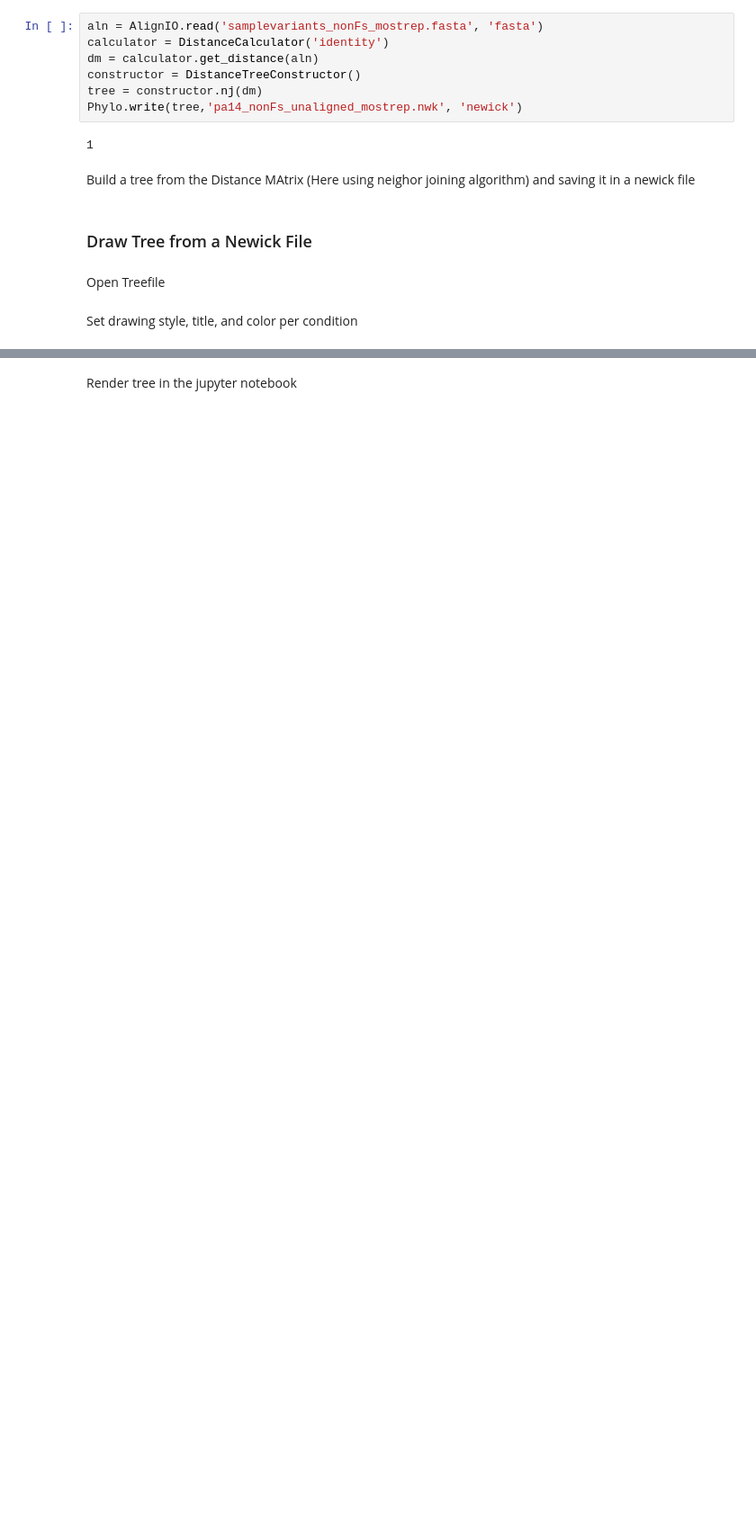
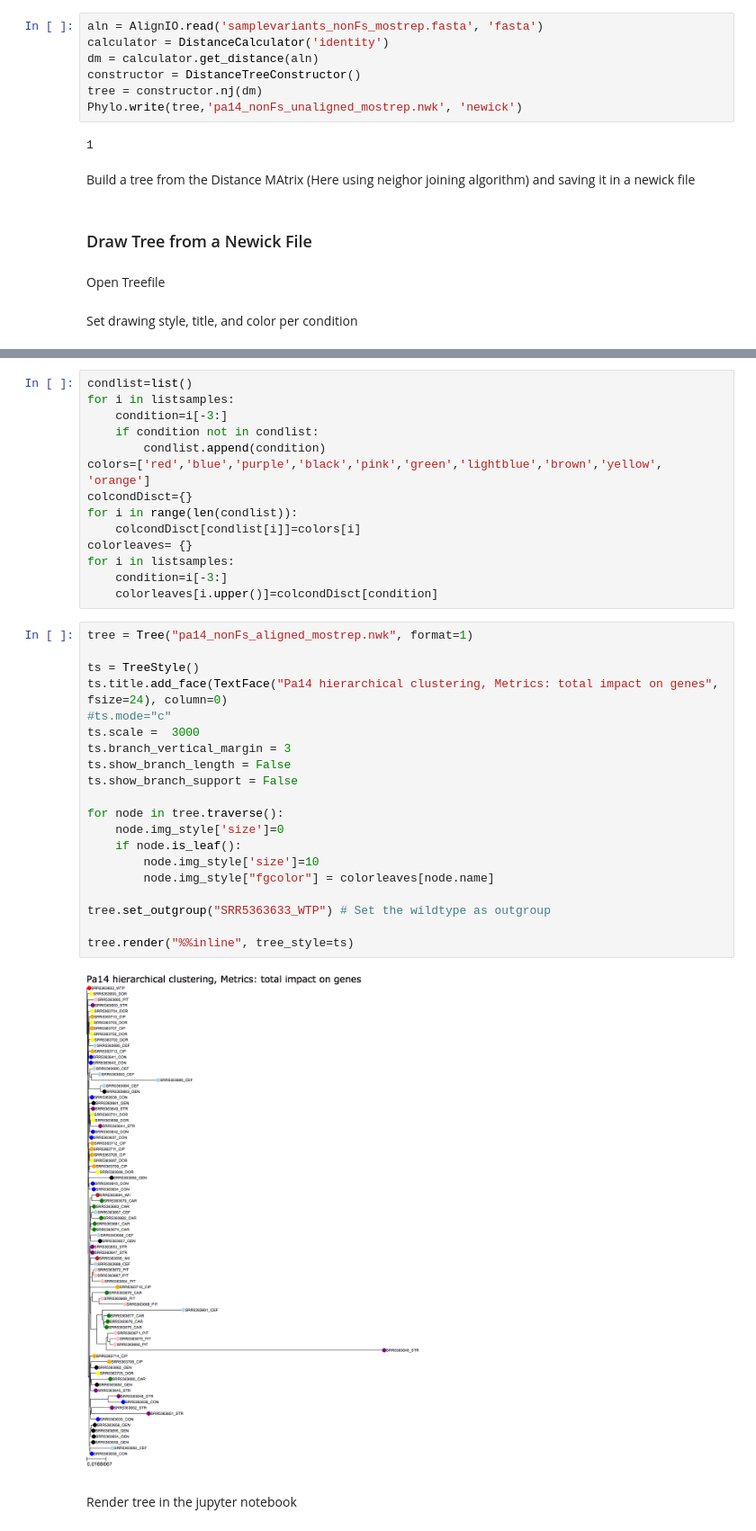
Before and after one commit to nekrut/notebooks, a Jupyter notebook: pa14/Intragenic variants SB<2.ipynb, the cells around one changed output, grey strips where cells are left out. Shown at 90% size. Cells and saved outputs as stored; diff of their text form; blank space fills up the shorter version.

```diff
--- a/pa14/Intragenic variants SB<2.ipynb
+++ b/pa14/Intragenic variants SB<2.ipynb
@@ -304,3 +258,39 @@ t.set_outgroup("SRR5363633_WTP")
+# %%
+condlist=list()
+for i in listsamples:
+    condition=i[-3:]
+    if condition not in condlist:
+        condlist.append(condition)
+colors=['red','blue','purple','black','pink','green','lightblue','brown','yellow', 'orange']
+colcondDisct={}
+for i in range(len(condlist)):
+    colcondDisct[condlist[i]]=colors[i]
+colorleaves= {}
+for i in listsamples:
+    condition=i[-3:]
+    colorleaves[i.upper()]=colcondDisct[condition]
+# %%
+tree = Tree("pa14_nonFs_aligned_mostrep.nwk", format=1)
+
+ts = TreeStyle()
+ts.title.add_face(TextFace("Pa14 hierarchical clustering, Metrics: total impact on genes", fsize=24), column=0)
+#ts.mode="c"
+ts.scale =  3000
+ts.branch_vertical_margin = 3
+ts.show_branch_length = False
+ts.show_branch_support = False
+
+for node in tree.traverse():
+    node.img_style['size']=0
+    if node.is_leaf():
+        node.img_style['size']=10
+        node.img_style["fgcolor"] = colorleaves[node.name]
+
+tree.set_outgroup("SRR5363633_WTP") # Set the wildtype as outgroup
+
+tree.render("%%inline", tree_style=ts)
+# %% [output]
+[figure, added]
 # %% [markdown]
 Render tree in the jupyter notebook
 # %%
```
Also changed, not shown: parts of 10 cells of this notebook, 1 other file.
